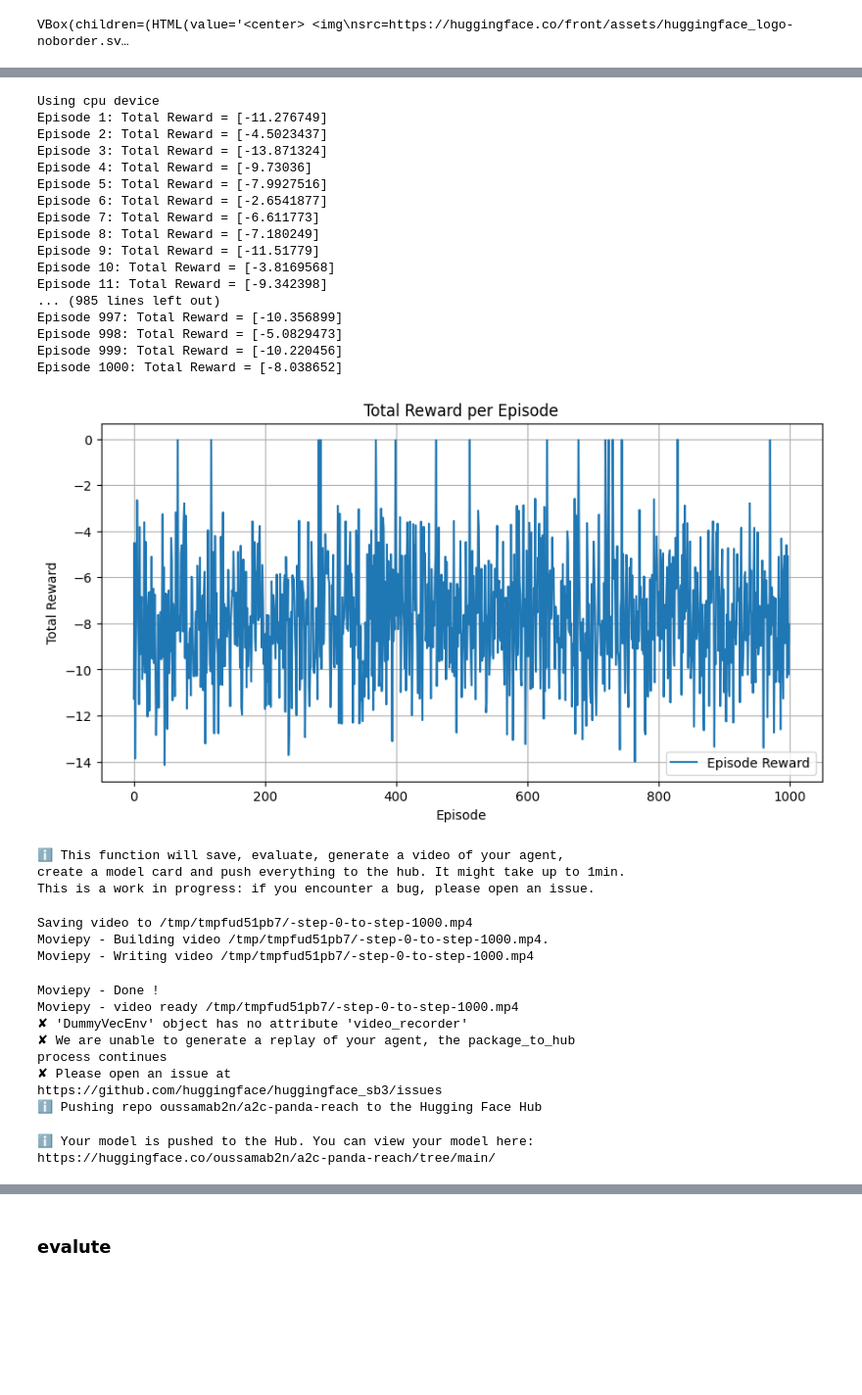
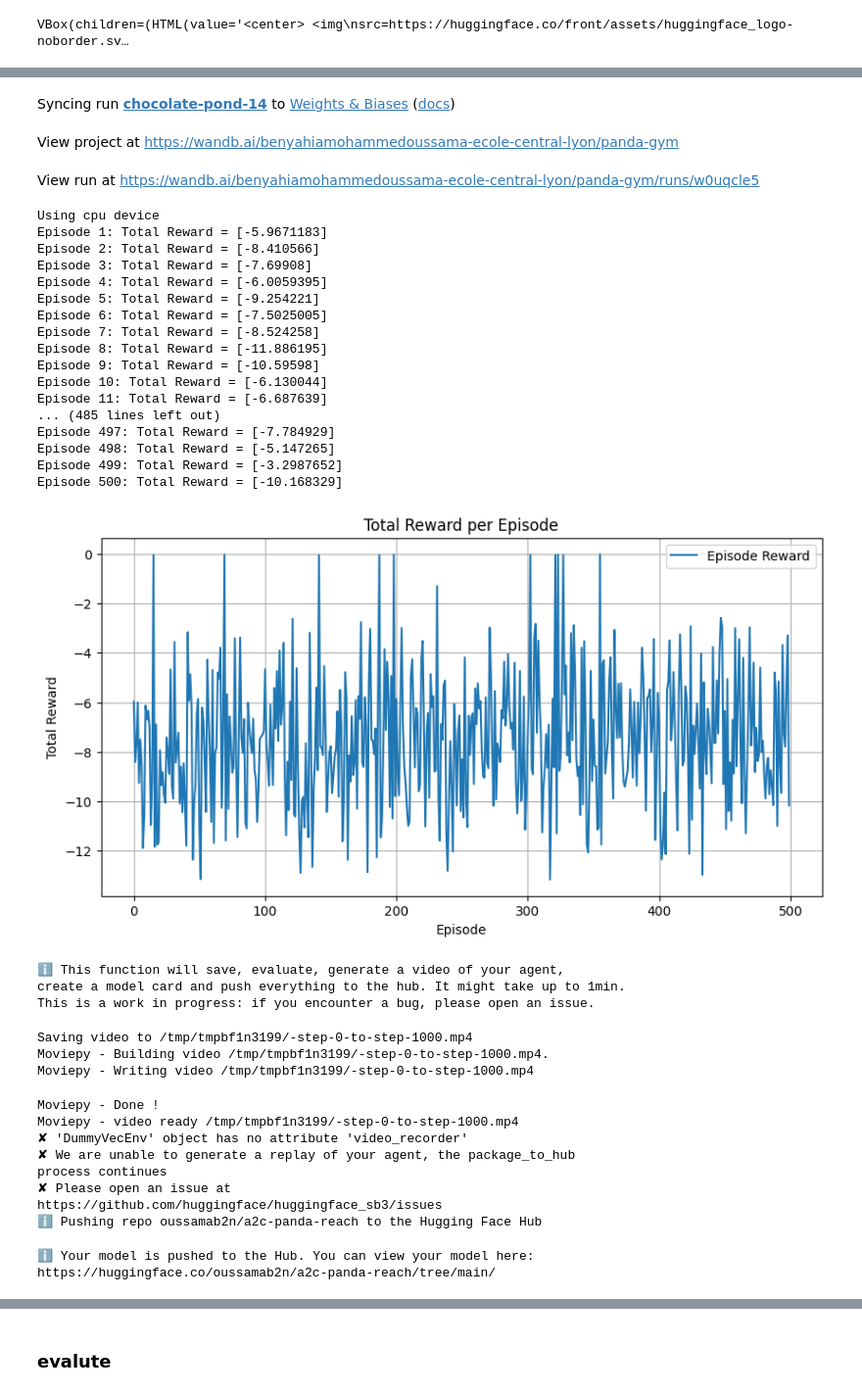
Before and after one commit to MohammedOussamaBEN/Reinforcement-learning, a Jupyter notebook: a2c_sb3_panda_reach.ipynb, the cells around one changed output, grey strips where cells are left out. Shown at 98% size. Saved outputs shown, nothing was run; the diff lists cells and outputs as text; code cells hidden in the pictures; blank space fills up the shorter version.

```diff
--- a/a2c_sb3_panda_reach.ipynb
+++ b/a2c_sb3_panda_reach.ipynb
@@ -66,7 +65,7 @@ from stable_baselines3.common.vec_env import DummyVecEnv
 from huggingface_sb3 import package_to_hub
 
 # Initialize Weights & Biases (panda-gym)
-wandb.init(project="panda-gym", config={"total_timesteps": 100000})
+wandb.init(project="panda-gym", config={"total_timesteps": 500000})
 
 # Create and wrap the environment
 env = gym.make("PandaReachJointsDense-v3")
@@ -88,7 +87,7 @@ model = A2C(
 )
 
 # Training and Logging Rewards
-num_episodes = 1000
+num_episodes = 500
 episode_rewards = []
 
 for episode in range(num_episodes):
@@ -102,7 +101,7 @@ for episode in range(num_episodes):
         total_reward += reward
 
     episode_rewards.append(total_reward)
-    wandb.log({"Episode Reward": total_reward})  # Log reward in W&B
+    wandb.log({"Episode Reward": total_reward})  # Log reward in panda-gym
     print(f"Episode {episode+1}: Total Reward = {total_reward}")
 
 # Save the model
@@ -139,29 +140,32 @@ print("Modèle entraîné, sauvegardé et visualisé avec succès !")
+Syncing run chocolate-pond-14 to Weights & Biases (docs)
+View project at https://wandb.ai/benyahiamohammedoussama-ecole-central-lyon/panda-gym
+View run at https://wandb.ai/benyahiamohammedoussama-ecole-central-lyon/panda-gym/runs/w0uqcle5
 Using cpu device
-Episode 1: Total Reward = [-11.276749]
-Episode 2: Total Reward = [-4.5023437]
-Episode 3: Total Reward = [-13.871324]
-Episode 4: Total Reward = [-9.73036]
-Episode 5: Total Reward = [-7.9927516]
-Episode 6: Total Reward = [-2.6541877]
-Episode 7: Total Reward = [-6.611773]
-Episode 8: Total Reward = [-7.180249]
-Episode 9: Total Reward = [-11.51779]
-Episode 10: Total Reward = [-3.8169568]
-Episode 11: Total Reward = [-9.342398]
-... (985 lines left out)
-Episode 997: Total Reward = [-10.356899]
-Episode 998: Total Reward = [-5.0829473]
-Episode 999: Total Reward = [-10.220456]
-Episode 1000: Total Reward = [-8.038652]
+Episode 1: Total Reward = [-5.9671183]
+Episode 2: Total Reward = [-8.410566]
+Episode 3: Total Reward = [-7.69908]
+Episode 4: Total Reward = [-6.0059395]
+Episode 5: Total Reward = [-9.254221]
+Episode 6: Total Reward = [-7.5025005]
+Episode 7: Total Reward = [-8.524258]
+Episode 8: Total Reward = [-11.886195]
+Episode 9: Total Reward = [-10.59598]
+Episode 10: Total Reward = [-6.130044]
+Episode 11: Total Reward = [-6.687639]
+... (485 lines left out)
+Episode 497: Total Reward = [-7.784929]
+Episode 498: Total Reward = [-5.147265]
+Episode 499: Total Reward = [-3.2987652]
+Episode 500: Total Reward = [-10.168329]
-[figure, old version]
+[figure, new version]
 ℹ This function will save, evaluate, generate a video of your agent,
 create a model card and push everything to the hub. It might take up to 1min.
 This is a work in progress: if you encounter a bug, please open an issue.
-Saving video to /tmp/tmpfud51pb7/-step-0-to-step-1000.mp4
-Moviepy - Building video /tmp/tmpfud51pb7/-step-0-to-step-1000.mp4.
-Moviepy - Writing video /tmp/tmpfud51pb7/-step-0-to-step-1000.mp4
+Saving video to /tmp/tmpbf1n3199/-step-0-to-step-1000.mp4
+Moviepy - Building video /tmp/tmpbf1n3199/-step-0-to-step-1000.mp4.
+Moviepy - Writing video /tmp/tmpbf1n3199/-step-0-to-step-1000.mp4
 Moviepy - Done !
-Moviepy - video ready /tmp/tmpfud51pb7/-step-0-to-step-1000.mp4
+Moviepy - video ready /tmp/tmpbf1n3199/-step-0-to-step-1000.mp4
 ✘ 'DummyVecEnv' object has no attribute 'video_recorder'
 ✘ We are unable to generate a replay of your agent, the package_to_hub
 process continues
```
Also changed, not shown: parts of 5 cells of this notebook.
